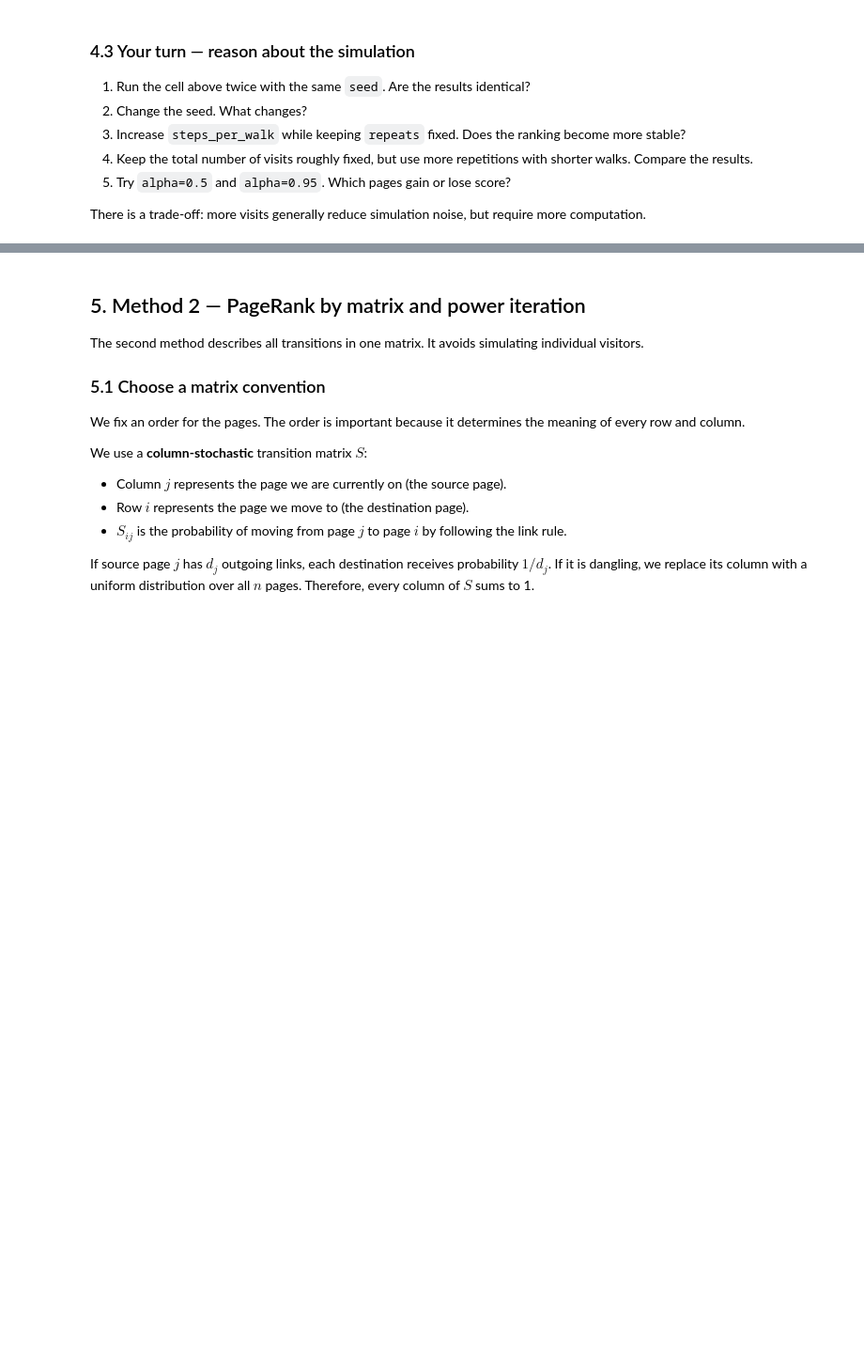
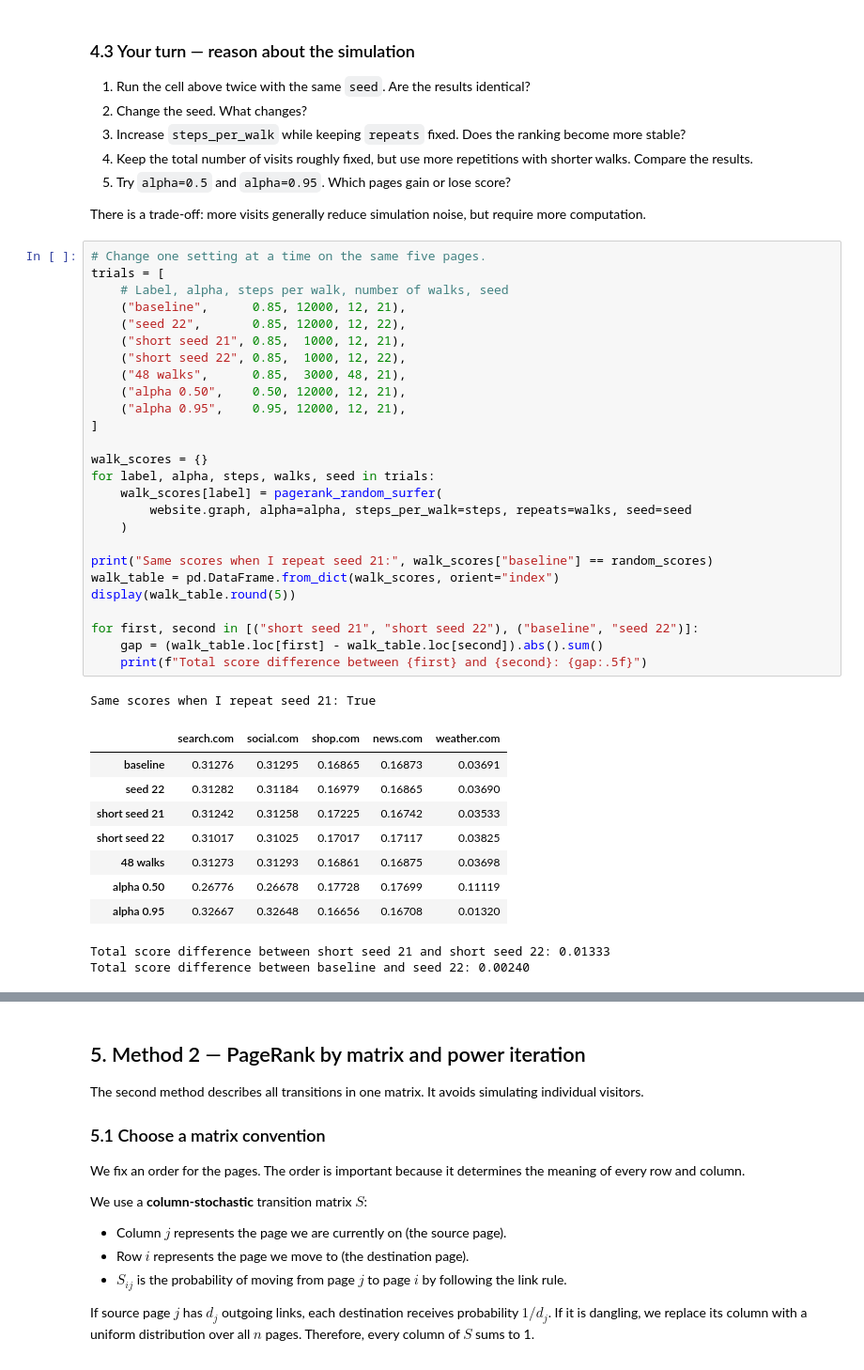
Before and after one commit to Viclant/AA, a Jupyter notebook: _pagerank_lab1_student.ipynb, the cells around one changed output, grey strips where cells are left out. Shown at 94% size. Saved outputs shown, nothing was run; the diff lists cells and outputs as text; blank space fills up the shorter version.

```diff
--- a/_pagerank_lab1_student.ipynb
+++ b/_pagerank_lab1_student.ipynb
@@ -507,4 +507,42 @@ plot_rank_bars(random_scores, title="PageRank estimated by random surfing")
 5. Try `alpha=0.5` and `alpha=0.95`. Which pages gain or lose score?
 
 There is a trade-off: more visits generally reduce simulation noise, but require more computation.
+# %%
+# Change one setting at a time on the same five pages.
+trials = [
+    # Label, alpha, steps per walk, number of walks, seed
+    ("baseline",      0.85, 12000, 12, 21),
+    ("seed 22",       0.85, 12000, 12, 22),
+    ("short seed 21", 0.85,  1000, 12, 21),
+    ("short seed 22", 0.85,  1000, 12, 22),
+    ("48 walks",      0.85,  3000, 48, 21),
+    ("alpha 0.50",    0.50, 12000, 12, 21),
+    ("alpha 0.95",    0.95, 12000, 12, 21),
+]
+
+walk_scores = {}
+for label, alpha, steps, walks, seed in trials:
+    walk_scores[label] = pagerank_random_surfer(
+        website.graph, alpha=alpha, steps_per_walk=steps, repeats=walks, seed=seed
+    )
+
+print("Same scores when I repeat seed 21:", walk_scores["baseline"] == random_scores)
+walk_table = pd.DataFrame.from_dict(walk_scores, orient="index")
+display(walk_table.round(5))
+
+for first, second in [("short seed 21", "short seed 22"), ("baseline", "seed 22")]:
+    gap = (walk_table.loc[first] - walk_table.loc[second]).abs().sum()
+    print(f"Total score difference between {first} and {second}: {gap:.5f}")
+# %% [output]
+Same scores when I repeat seed 21: True
+|  | search.com | social.com | shop.com | news.com | weather.com |
+| baseline | 0.31276 | 0.31295 | 0.16865 | 0.16873 | 0.03691 |
+| seed 22 | 0.31282 | 0.31184 | 0.16979 | 0.16865 | 0.03690 |
+| short seed 21 | 0.31242 | 0.31258 | 0.17225 | 0.16742 | 0.03533 |
+| short seed 22 | 0.31017 | 0.31025 | 0.17017 | 0.17117 | 0.03825 |
+| 48 walks | 0.31273 | 0.31293 | 0.16861 | 0.16875 | 0.03698 |
+| alpha 0.50 | 0.26776 | 0.26678 | 0.17728 | 0.17699 | 0.11119 |
+| alpha 0.95 | 0.32667 | 0.32648 | 0.16656 | 0.16708 | 0.01320 |
+Total score difference between short seed 21 and short seed 22: 0.01333
+Total score difference between baseline and seed 22: 0.00240
 # %% [markdown]
```
Also changed, not shown: parts of 29 cells of this notebook.
